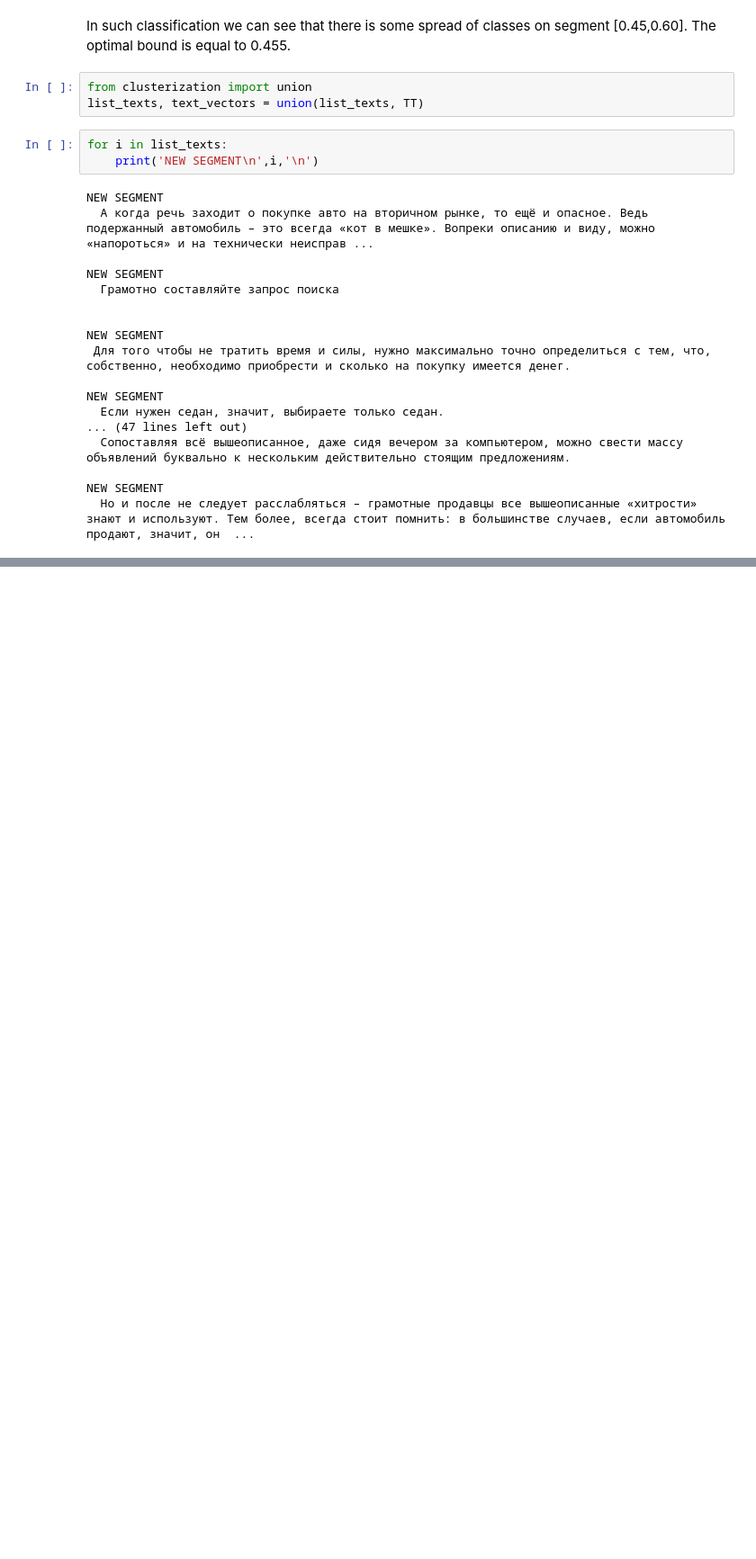
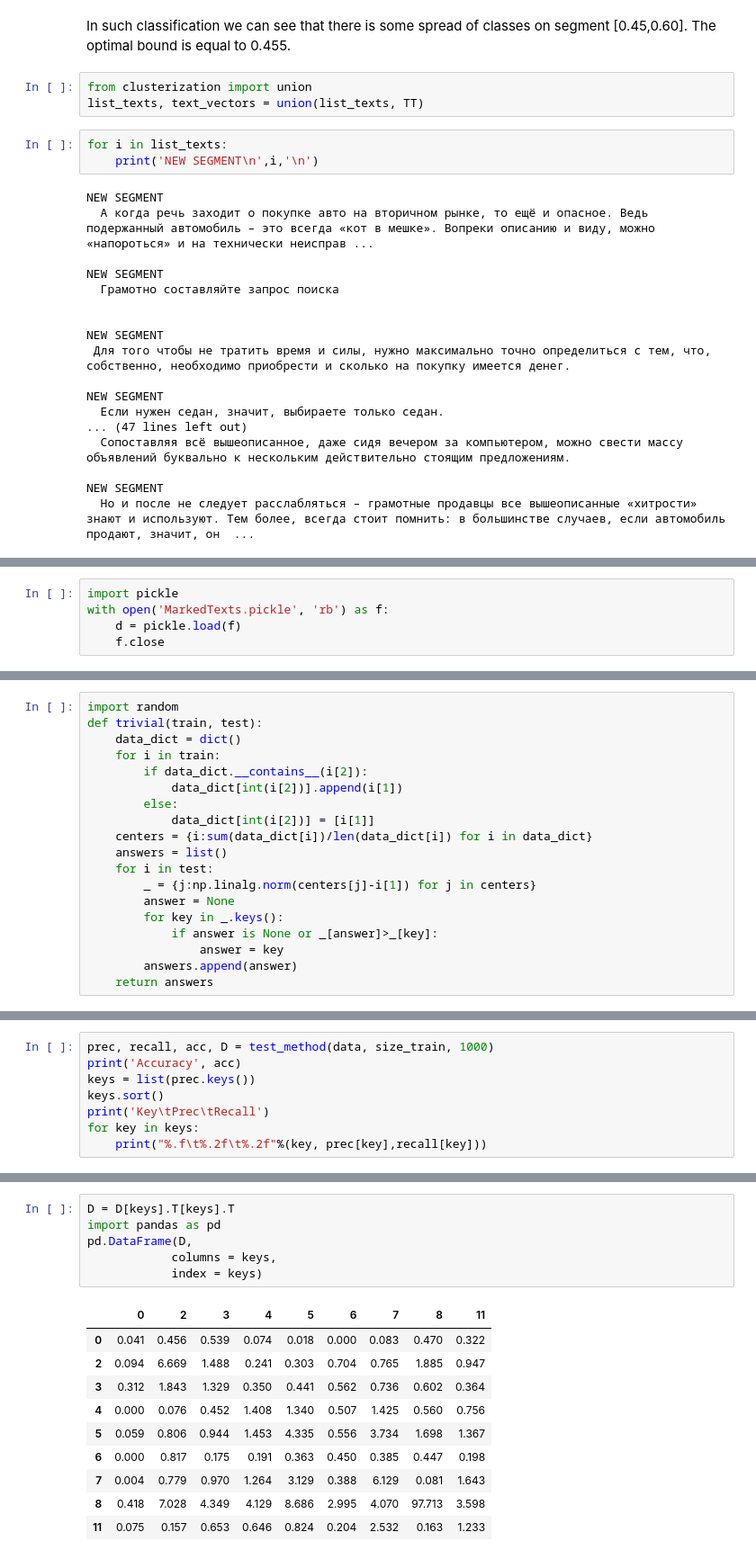
Before and after one commit to ASEDOS999/SearchScript, a Jupyter notebook: SemanticAnalysis/Experiments/TextsClusters/Clusterization.ipynb, the cells around one changed output, grey strips where cells are left out. Shown at 90% size. Cells and saved outputs as stored; diff of their text form; blank space fills up the shorter version.

Commit message:
Add results of trivial clussification

```diff
--- a/SemanticAnalysis/Experiments/TextsClusters/Clusterization.ipynb
+++ b/SemanticAnalysis/Experiments/TextsClusters/Clusterization.ipynb
@@ -165,0 +174,5 @@ D
+# %%
+import pickle
+with open('MarkedTexts.pickle', 'rb') as f:
+    d = pickle.load(f)
+    f.close
@@ -165,0 +205,19 @@ D
+# %%
+import random
+def trivial(train, test):
+    data_dict = dict()
+    for i in train:
+        if data_dict.__contains__(i[2]):
+            data_dict[int(i[2])].append(i[1])
+        else:
+            data_dict[int(i[2])] = [i[1]]
+    centers = {i:sum(data_dict[i])/len(data_dict[i]) for i in data_dict}
+    answers = list()
+    for i in test:
+        _ = {j:np.linalg.norm(centers[j]-i[1]) for j in centers}
+        answer = None
+        for key in _.keys():
+            if answer is None or _[answer]>_[key]:
+                answer = key
+        answers.append(answer)
+    return answers
@@ -165,0 +293,8 @@ D
+# %%
+prec, recall, acc, D = test_method(data, size_train, 1000)
+print('Accuracy', acc)
+keys = list(prec.keys())
+keys.sort()
+print('Key\tPrec\tRecall')
+for key in keys:
+    print("%.f\t%.2f\t%.2f"%(key, prec[key],recall[key]))
@@ -165,0 +313,17 @@ D
+# %%
+D = D[keys].T[keys].T
+import pandas as pd
+pd.DataFrame(D,
+            columns = keys,
+            index = keys)
+# %% [output]
+|  | 0 | 2 | 3 | 4 | 5 | 6 | 7 | 8 | 11 |
+| 0 | 0.041 | 0.456 | 0.539 | 0.074 | 0.018 | 0.000 | 0.083 | 0.470 | 0.322 |
+| 2 | 0.094 | 6.669 | 1.488 | 0.241 | 0.303 | 0.704 | 0.765 | 1.885 | 0.947 |
+| 3 | 0.312 | 1.843 | 1.329 | 0.350 | 0.441 | 0.562 | 0.736 | 0.602 | 0.364 |
+| 4 | 0.000 | 0.076 | 0.452 | 1.408 | 1.340 | 0.507 | 1.425 | 0.560 | 0.756 |
+| 5 | 0.059 | 0.806 | 0.944 | 1.453 | 4.335 | 0.556 | 3.734 | 1.698 | 1.367 |
+| 6 | 0.000 | 0.817 | 0.175 | 0.191 | 0.363 | 0.450 | 0.385 | 0.447 | 0.198 |
+| 7 | 0.004 | 0.779 | 0.970 | 1.264 | 3.129 | 0.388 | 6.129 | 0.081 | 1.643 |
+| 8 | 0.418 | 7.028 | 4.349 | 4.129 | 8.686 | 2.995 | 4.070 | 97.713 | 3.598 |
+| 11 | 0.075 | 0.157 | 0.653 | 0.646 | 0.824 | 0.204 | 2.532 | 0.163 | 1.233 |
```
Also changed, not shown: parts of 13 cells of this notebook.
